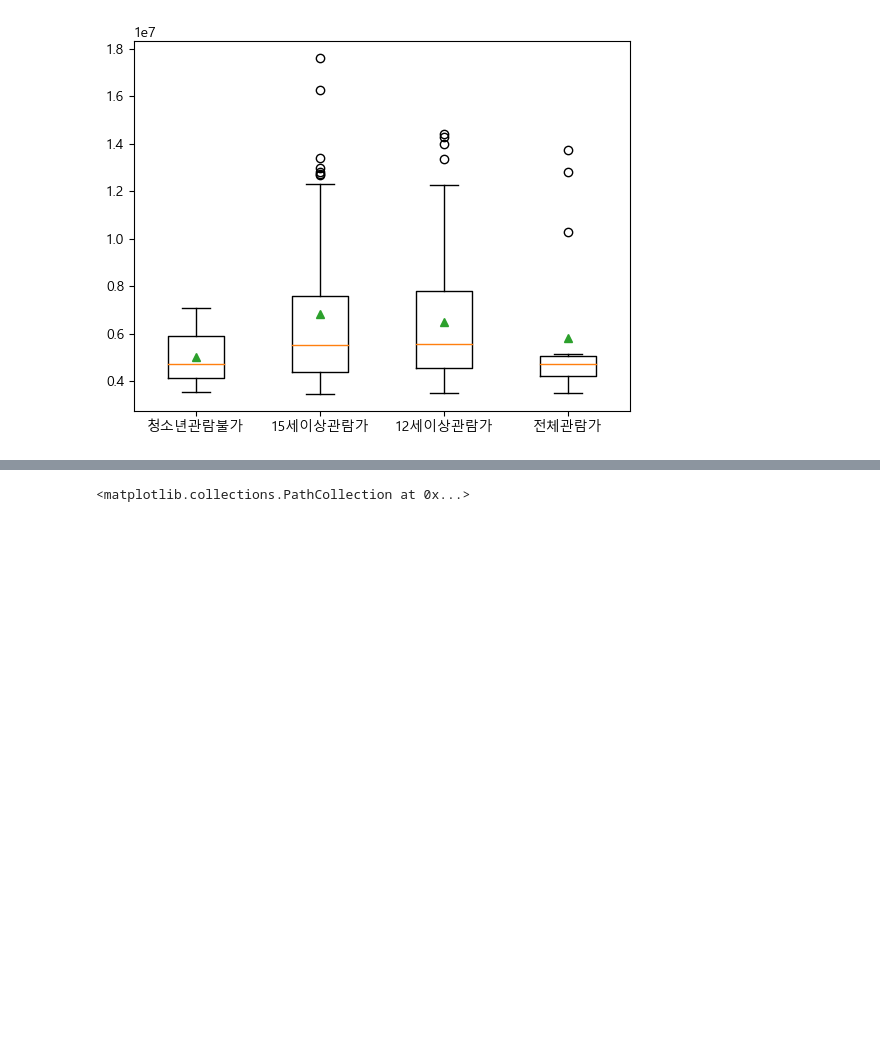
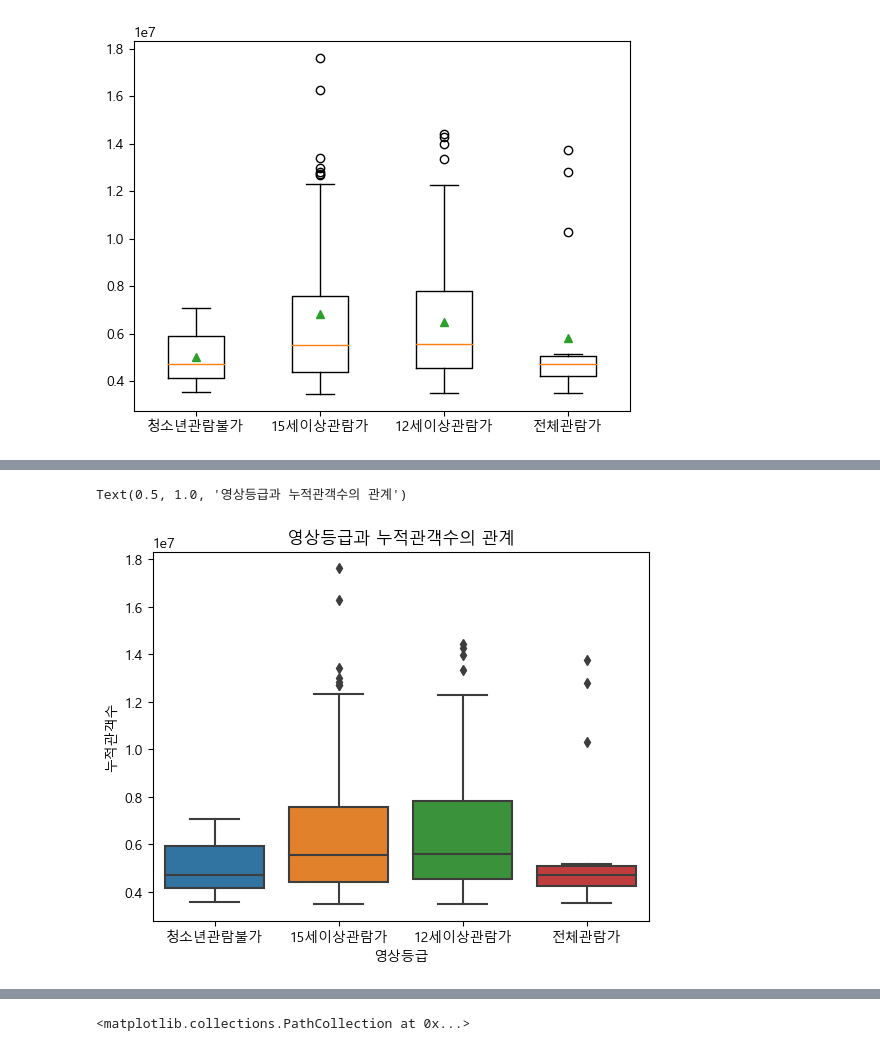
Before and after one commit to zarnits/10M_Movie, a Jupyter notebook: analysis/8__Audi by agegrade__tak.ipynb, the cells around one changed output, grey strips where cells are left out. Cells and saved outputs as stored; diff of their text form; code cells hidden in the pictures; blank space fills up the shorter version.

```diff
--- a/analysis/8__Audi by agegrade__tak.ipynb
+++ b/analysis/8__Audi by agegrade__tak.ipynb
@@ -250,0 +258,10 @@ sns.boxplot(x='영상등급', y='누적관객수', data=sample2)
+# %%
+import seaborn as sns
+category_order = ['청소년관람불가', '15세이상관람가', '12세이상관람가', '전체관람가']
+
+# create the box plot
+sns.boxplot(x='영상등급', y='누적관객수', data=sample2, order=category_order)
+plt.title('영상등급과 누적관객수의 관계')
+# %% [output]
+Text(0.5, 1.0, '영상등급과 누적관객수의 관계')
+[figure, added]
```
Also changed, not shown: parts of 3 cells of this notebook.
